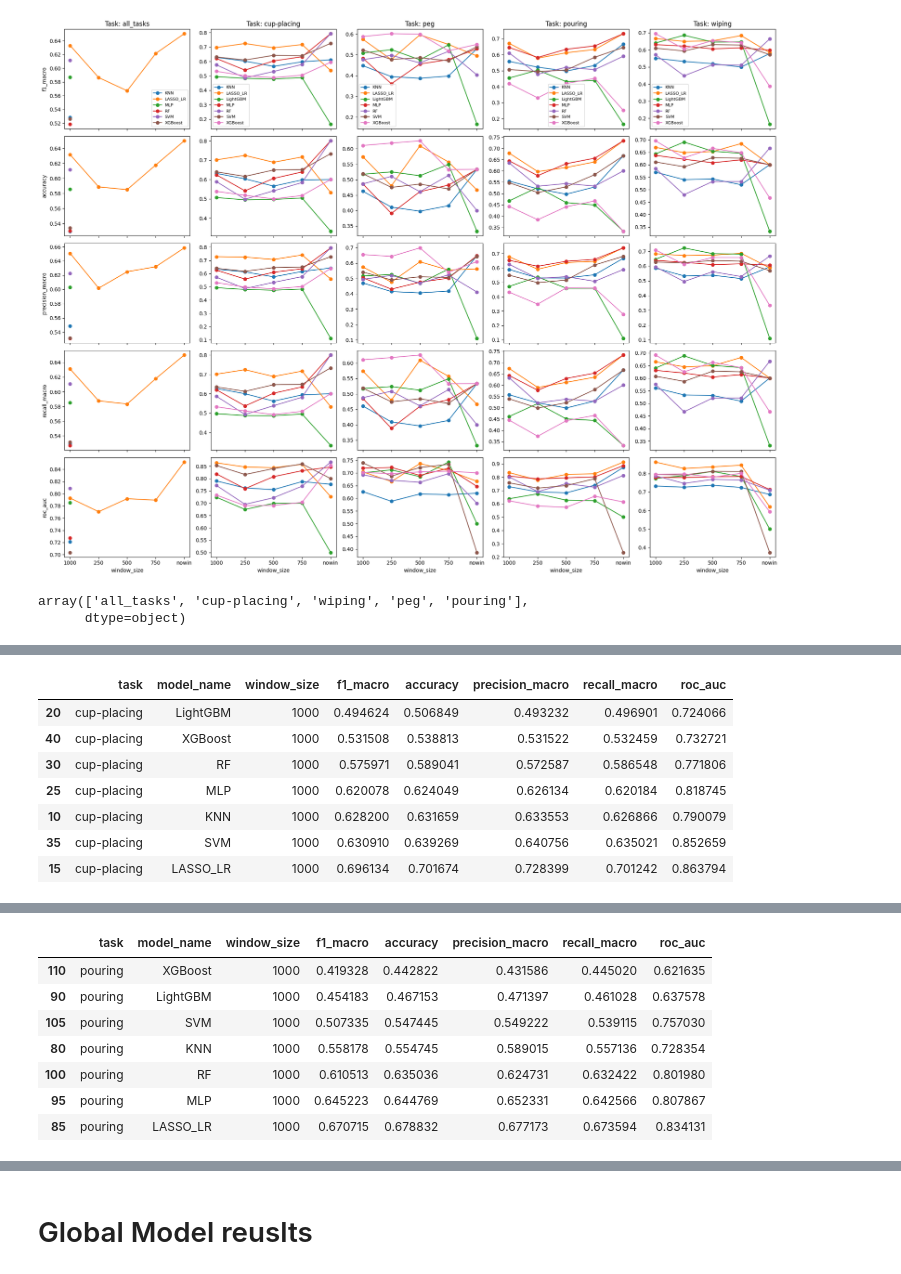
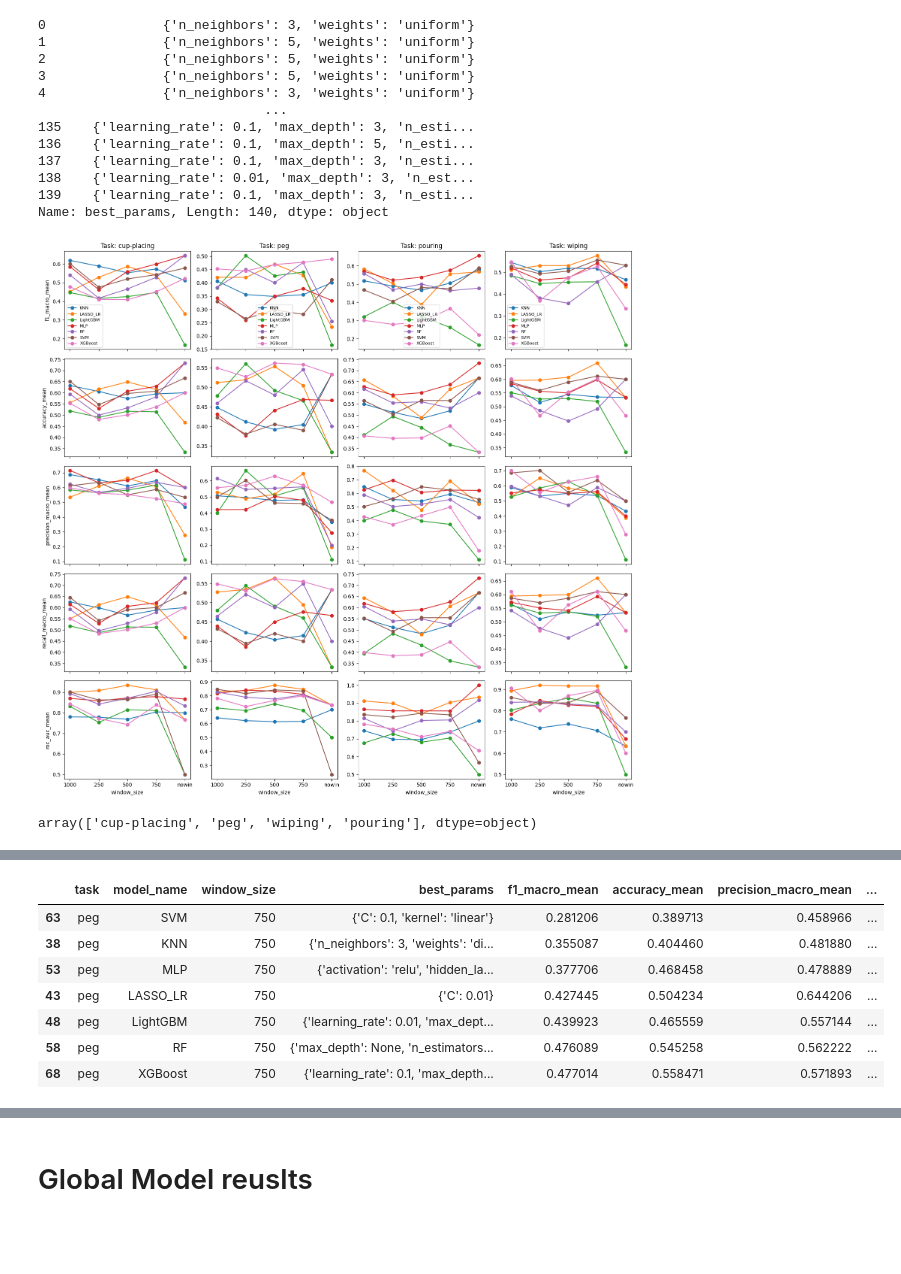
Before and after one commit to elana-caire/IMU-compensatory-movement-detection, a Jupyter notebook: notebooks/3_explore_results.ipynb, the cells around one changed output, grey strips where cells are left out. Cells and saved outputs as stored; diff of their text form; code cells hidden in the pictures; blank space fills up the shorter version.

```diff
--- a/notebooks/3_explore_results.ipynb
+++ b/notebooks/3_explore_results.ipynb
@@ -5,4 +9,4 @@ import matplotlib.pyplot as plt
 # %%
-results_file = r"C:\Users\giusy\OneDrive\Desktop\AI_Healtcare\IMU-compensatory-movement-detection\Data\Models\model_results_summary.csv"
+results_file = r"C:\Users\giusy\OneDrive\Desktop\AI_Healtcare\IMU-compensatory-movement-detection\Data\Models\model_results_summary_refactored.csv"
 # %%
 results = pd.read_csv(results_file)
@@ -9,17 +22,17 @@ results = pd.read_csv(results_file)
 # %%
 
 # Your metrics
-metrics = ['f1_macro', 'accuracy', 'precision_macro', 'recall_macro', 'roc_auc']
+metrics = ['f1_macro_mean', 'accuracy_mean', 'precision_macro_mean', 'recall_macro_mean', 'roc_auc_mean']
 
 # Keep only the columns we care about
-results_small = results[['task', 'model_name', 'window_size'] + metrics].copy()
+results_small = results[['task', 'model_name', 'window_size', 'best_params'] + metrics].copy()
 
 # ---------- SUMMARY DATAFRAME ----------
 
 # One row per (task, model_name, window_size), metrics averaged over repeats
 summary = (
     results_small
-    .groupby(['task', 'model_name', 'window_size'], as_index=False)[metrics]
+    .groupby(['task', 'model_name', 'window_size', 'best_params'], as_index=False)[metrics]
     .mean()
     .sort_values(['task', 'model_name', 'window_size'])
 )
@@ -50,3 +63,18 @@ print(summary_by_window.head())
+# %%
+summary['best_params']
+# %% [output]
+0               {'n_neighbors': 3, 'weights': 'uniform'}
+1               {'n_neighbors': 5, 'weights': 'uniform'}
+2               {'n_neighbors': 5, 'weights': 'uniform'}
+3               {'n_neighbors': 5, 'weights': 'uniform'}
+4               {'n_neighbors': 3, 'weights': 'uniform'}
+                             ...
+135    {'learning_rate': 0.1, 'max_depth': 3, 'n_esti...
+136    {'learning_rate': 0.1, 'max_depth': 5, 'n_esti...
+137    {'learning_rate': 0.1, 'max_depth': 3, 'n_esti...
+138    {'learning_rate': 0.01, 'max_depth': 3, 'n_est...
+139    {'learning_rate': 0.1, 'max_depth': 3, 'n_esti...
+Name: best_params, Length: 140, dtype: object
 # %%
 tasks = sorted(summary['task'].unique())
 n_rows = len(metrics)      # 5 rows (one per metric)
@@ -100,7 +128,7 @@ for i, metric in enumerate(metrics):
 plt.tight_layout()
 plt.show()
 # %% [output]
-[figure, old version]
+[figure, new version]
 # %%
 ## Consider window of 1000 ms
 # %%
@@ -108,14 +136,13 @@ plt.show()
 task_names = summary_by_window['task'].unique()
 task_names
 # %% [output]
-array(['all_tasks', 'cup-placing', 'wiping', 'peg', 'pouring'],
-      dtype=object)
+array(['cup-placing', 'peg', 'wiping', 'pouring'], dtype=object)
 # %%
 
-df_1000 = summary_by_window[summary_by_window['window_size'] == "1000"]
+df_1000 = summary_by_window[summary_by_window['window_size'] == "750"]
 
 for task_name in task_names:
     df_task = df_1000[df_1000["task"] == task_name]
 
-    display(df_task.sort_values(by="f1_macro"))
+    display(df_task.sort_values(by="f1_macro_mean"))
 # %% [output]
@@ -129,8 +157,8 @@ for task_name in task_names:
-|  | task | model_name | window_size | f1_macro | accuracy | precision_macro | recall_macro | roc_auc |
-| 20 | cup-placing | LightGBM | 1000 | 0.494624 | 0.506849 | 0.493232 | 0.496901 | 0.724066 |
-| 40 | cup-placing | XGBoost | 1000 | 0.531508 | 0.538813 | 0.531522 | 0.532459 | 0.732721 |
-| 30 | cup-placing | RF | 1000 | 0.575971 | 0.589041 | 0.572587 | 0.586548 | 0.771806 |
-| 25 | cup-placing | MLP | 1000 | 0.620078 | 0.624049 | 0.626134 | 0.620184 | 0.818745 |
-| 10 | cup-placing | KNN | 1000 | 0.628200 | 0.631659 | 0.633553 | 0.626866 | 0.790079 |
-| 35 | cup-placing | SVM | 1000 | 0.630910 | 0.639269 | 0.640756 | 0.635021 | 0.852659 |
-| 15 | cup-placing | LASSO_LR | 1000 | 0.696134 | 0.701674 | 0.728399 | 0.701242 | 0.863794 |
+|  | task | model_name | window_size | best_params | f1_macro_mean | accuracy_mean | precision_macro_mean | ... |
+| 63 | peg | SVM | 750 | {'C': 0.1, 'kernel': 'linear'} | 0.281206 | 0.389713 | 0.458966 | ... |
+| 38 | peg | KNN | 750 | {'n_neighbors': 3, 'weights': 'di... | 0.355087 | 0.404460 | 0.481880 | ... |
+| 53 | peg | MLP | 750 | {'activation': 'relu', 'hidden_la... | 0.377706 | 0.468458 | 0.478889 | ... |
+| 43 | peg | LASSO_LR | 750 | {'C': 0.01} | 0.427445 | 0.504234 | 0.644206 | ... |
+| 48 | peg | LightGBM | 750 | {'learning_rate': 0.01, 'max_dept... | 0.439923 | 0.465559 | 0.557144 | ... |
+| 58 | peg | RF | 750 | {'max_depth': None, 'n_estimators... | 0.476089 | 0.545258 | 0.562222 | ... |
+| 68 | peg | XGBoost | 750 | {'learning_rate': 0.1, 'max_depth... | 0.477014 | 0.558471 | 0.571893 | ... |
@@ -153,8 +180,0 @@ for task_name in task_names:
-|  | task | model_name | window_size | f1_macro | accuracy | precision_macro | recall_macro | roc_auc |
-| 110 | pouring | XGBoost | 1000 | 0.419328 | 0.442822 | 0.431586 | 0.445020 | 0.621635 |
-| 90 | pouring | LightGBM | 1000 | 0.454183 | 0.467153 | 0.471397 | 0.461028 | 0.637578 |
-| 105 | pouring | SVM | 1000 | 0.507335 | 0.547445 | 0.549222 | 0.539115 | 0.757030 |
-| 80 | pouring | KNN | 1000 | 0.558178 | 0.554745 | 0.589015 | 0.557136 | 0.728354 |
-| 100 | pouring | RF | 1000 | 0.610513 | 0.635036 | 0.624731 | 0.632422 | 0.801980 |
-| 95 | pouring | MLP | 1000 | 0.645223 | 0.644769 | 0.652331 | 0.642566 | 0.807867 |
-| 85 | pouring | LASSO_LR | 1000 | 0.670715 | 0.678832 | 0.677173 | 0.673594 | 0.834131 |
```
Also changed, not shown: parts of 19 cells of this notebook, 1 other file.
